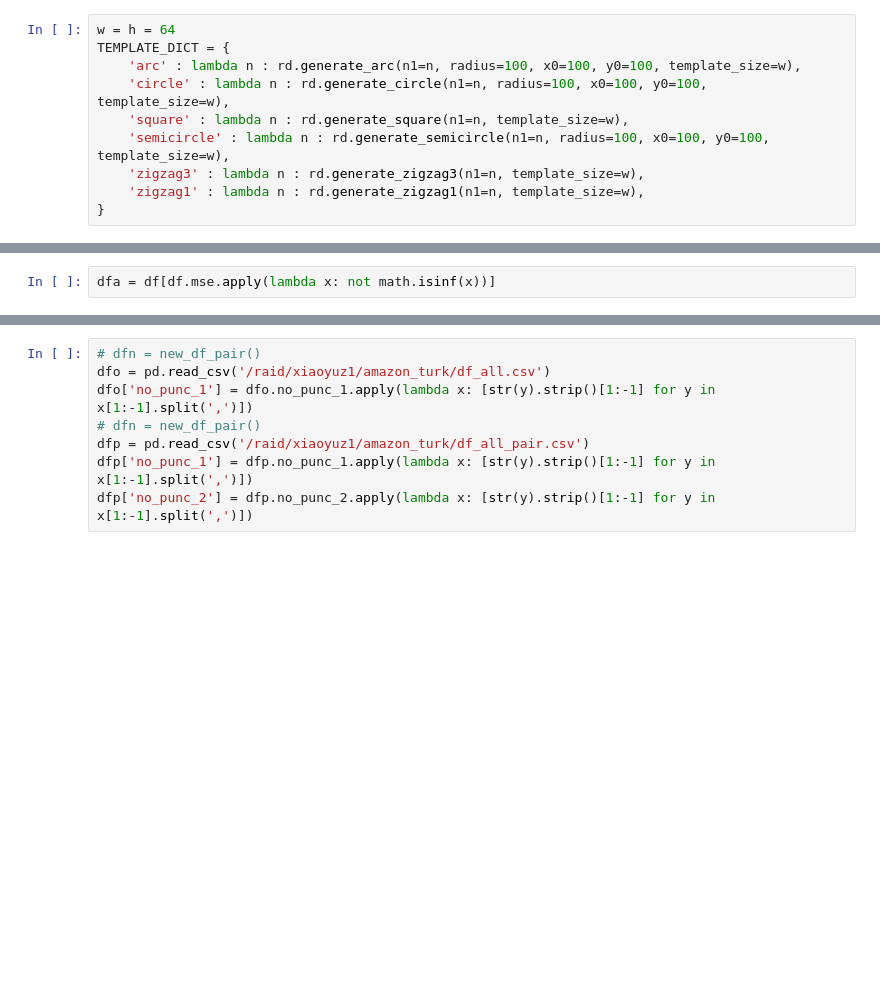
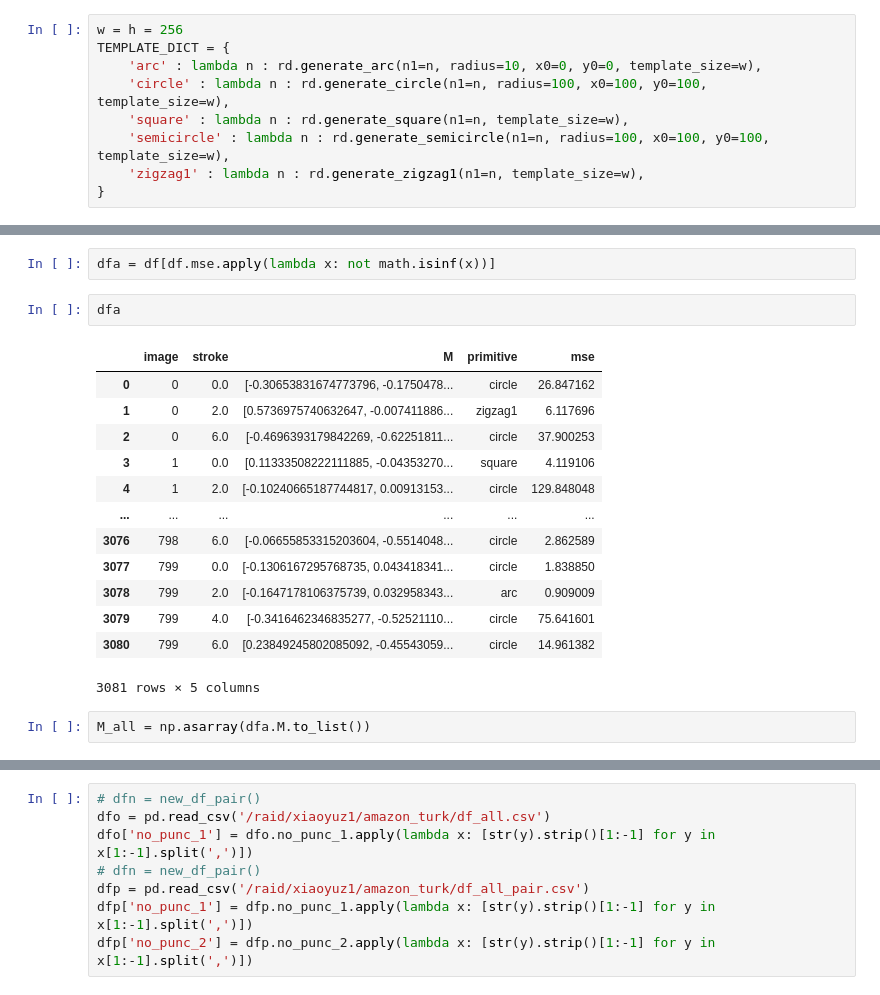
Before and after one commit to ErinZhang1998/sketch_collection, a Jupyter notebook: 07_01_analysis.ipynb, the cells around one changed output, grey strips where cells are left out. Drawn from its saved outputs; the diff is of its cells as text; blank space fills up the shorter version.

```diff
--- a/07_01_analysis.ipynb
+++ b/07_01_analysis.ipynb
@@ -22,12 +87,11 @@ import torch
 # %%
 np.set_printoptions(precision=4, suppress=True)
 # %%
-w = h = 64
+w = h = 256
 TEMPLATE_DICT = {
-    'arc' : lambda n : rd.generate_arc(n1=n, radius=100, x0=100, y0=100, template_size=w),
+    'arc' : lambda n : rd.generate_arc(n1=n, radius=10, x0=0, y0=0, template_size=w),
     'circle' : lambda n : rd.generate_circle(n1=n, radius=100, x0=100, y0=100, template_size=w),
     'square' : lambda n : rd.generate_square(n1=n, template_size=w),
     'semicircle' : lambda n : rd.generate_semicircle(n1=n, radius=100, x0=100, y0=100, template_size=w),
-    'zigzag3' : lambda n : rd.generate_zigzag3(n1=n, template_size=w),
     'zigzag1' : lambda n : rd.generate_zigzag1(n1=n, template_size=w),
 }
@@ -160,3 +205,21 @@ data = {'image': image_list, 'stroke' : stroke_list, 'M' : arr_list, 'primitive'
 df = pd.DataFrame.from_dict(data)
 # %%
 dfa = df[df.mse.apply(lambda x: not math.isinf(x))]
+# %%
+dfa
+# %% [output]
+|  | image | stroke | M | primitive | mse |
+| 0 | 0 | 0.0 | [-0.30653831674773796, -0.1750478... | circle | 26.847162 |
+| 1 | 0 | 2.0 | [0.5736975740632647, -0.007411886... | zigzag1 | 6.117696 |
+| 2 | 0 | 6.0 | [-0.4696393179842269, -0.62251811... | circle | 37.900253 |
+| 3 | 1 | 0.0 | [0.11333508222111885, -0.04353270... | square | 4.119106 |
+| 4 | 1 | 2.0 | [-0.10240665187744817, 0.00913153... | circle | 129.848048 |
+| ... | ... | ... | ... | ... | ... |
+| 3076 | 798 | 6.0 | [-0.06655853315203604, -0.5514048... | circle | 2.862589 |
+| 3077 | 799 | 0.0 | [-0.1306167295768735, 0.043418341... | circle | 1.838850 |
+| 3078 | 799 | 2.0 | [-0.1647178106375739, 0.032958343... | arc | 0.909009 |
+| 3079 | 799 | 4.0 | [-0.3416462346835277, -0.52521110... | circle | 75.641601 |
+| 3080 | 799 | 6.0 | [0.23849245802085092, -0.45543059... | circle | 14.961382 |
+3081 rows × 5 columns
+# %%
+M_all = np.asarray(dfa.M.to_list())
```
Also changed, not shown: parts of 60 cells of this notebook, 6 other files.
